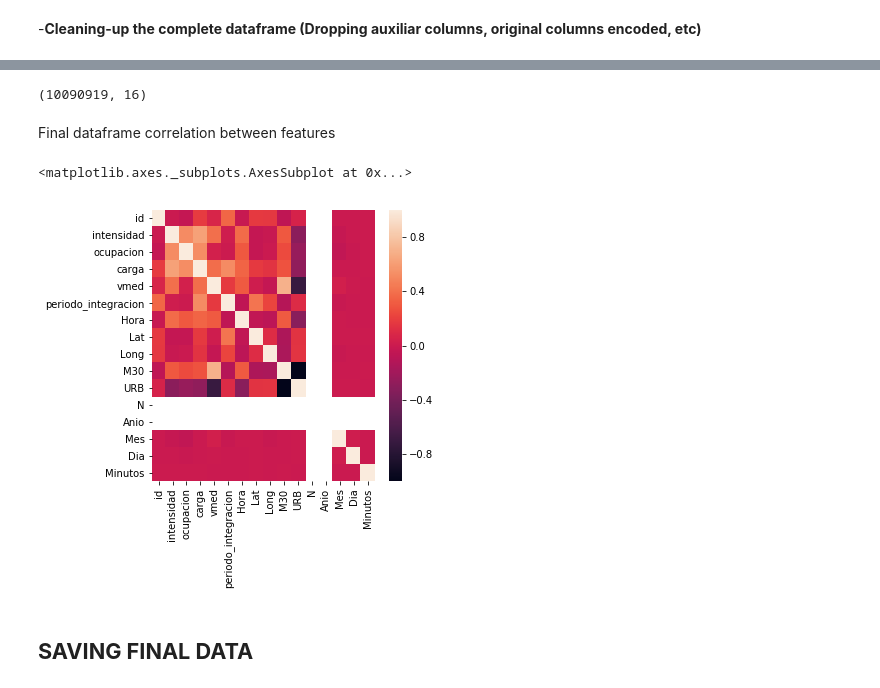
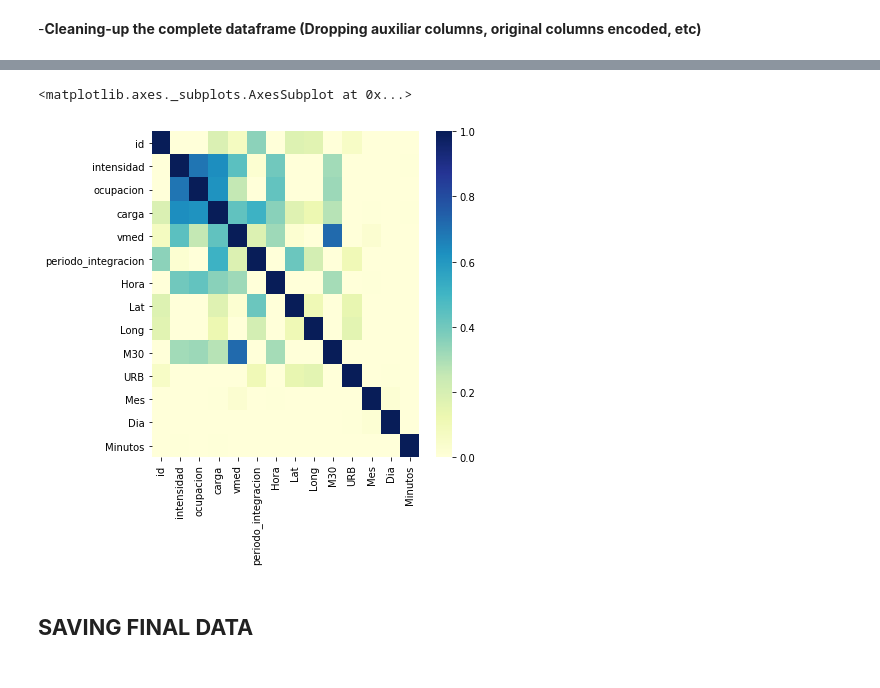
Before and after one commit to antoniobravo05/Data-Science-Master-project, a Jupyter notebook: Data Acquisition and Preparation.ipynb, the cells around one changed output, grey strips where cells are left out. Drawn from its saved outputs; the diff is of its cells as text; code cells hidden in the pictures.

```diff
--- a/Data Acquisition and Preparation.ipynb
+++ b/Data Acquisition and Preparation.ipynb
@@ -604,5 +626,5 @@ dtype: object
 # %%
-final_df=df_complete_6.drop(columns=['tipo_elem','error','Fecha','intensidad_zscore','ocupacion_zscore',
+final_df=df_complete_7.drop(columns=['tipo_elem','error','Fecha','intensidad_zscore','ocupacion_zscore',
                                      'carga_zscore','vmed_zscore'])
 # %%
 final_df.dtypes
@@ -624,18 +644,13 @@ Mes                      int64
 Dia                      int64
 Minutos                  int64
 dtype: object
-# %%
-final_df.shape
-# %% [output]
-(10090919, 16)
-# %% [markdown]
-Final dataframe correlation between features
-# %%
-plt.figure(figsize=(5,5))
-sns.heatmap(final_df.corr())
-# %% [output]
-<matplotlib.axes._subplots.AxesSubplot at 0x...>
-[figure, removed]
+# %%
+plt.figure(figsize=(6,6))
+sns.heatmap(final_df.corr(),vmin=0,vmax=1,cmap="YlGnBu")
+#we change the color map and it scale in order to observe better the correlations
+# %% [output]
+<matplotlib.axes._subplots.AxesSubplot at 0x...>
+[figure, added]
 # %% [markdown]
 ## **SAVING FINAL DATA**
 # %% [markdown]
```
Also changed, not shown: parts of 42 cells of this notebook, 1 other file.
